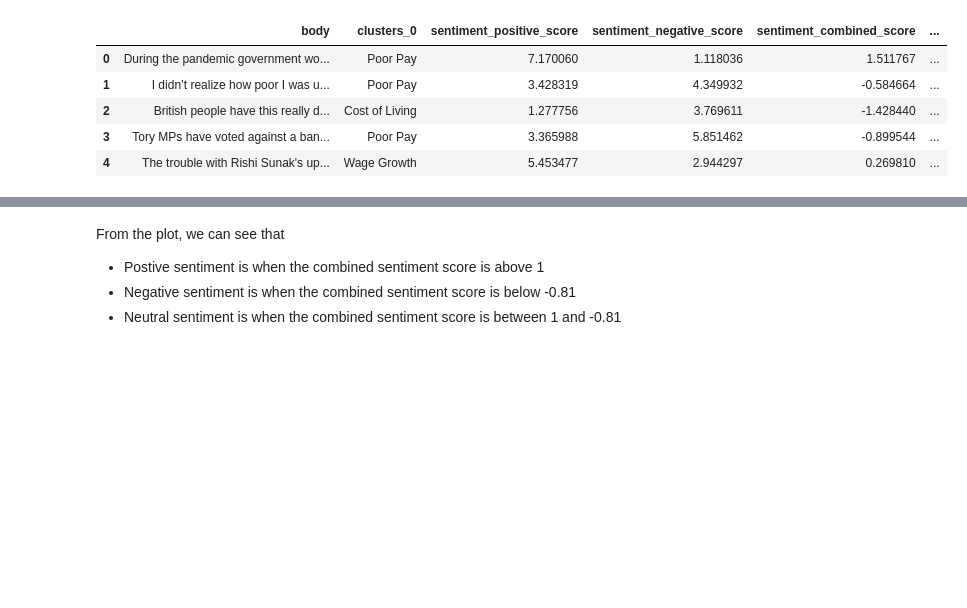
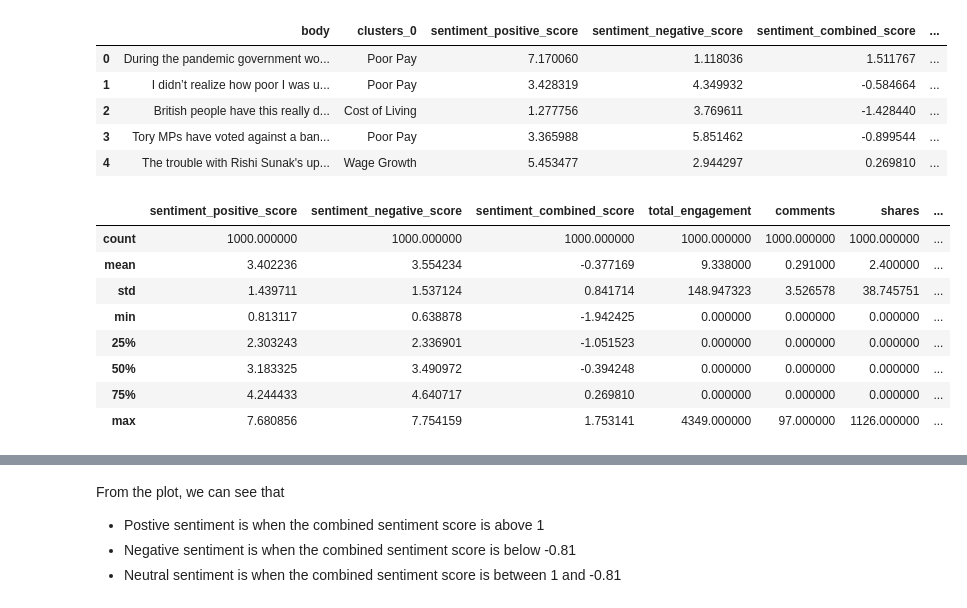
Before and after one commit to bsminu/NLP_Twitter_Analysis, a Jupyter notebook: src/Twitter Analysis.ipynb, the cells around one changed output, grey strips where cells are left out. Drawn from its saved outputs; the diff is of its cells as text; code cells hidden in the pictures; blank space fills up the shorter version.

```diff
--- a/src/Twitter Analysis.ipynb
+++ b/src/Twitter Analysis.ipynb
@@ -24,3 +74,15 @@ data.head()
 | 2 | British people have this really d... | Cost of Living | 1.277756 | 3.769611 | -1.428440 | ... |
 | 3 | Tory MPs have voted against a ban... | Poor Pay | 3.365988 | 5.851462 | -0.899544 | ... |
 | 4 | The trouble with Rishi Sunak's up... | Wage Growth | 5.453477 | 2.944297 | 0.269810 | ... |
+# %%
+data.describe()
+# %% [output]
+|  | sentiment_positive_score | sentiment_negative_score | sentiment_combined_score | total_engagement | comments | shares | ... |
+| count | 1000.000000 | 1000.000000 | 1000.000000 | 1000.000000 | 1000.000000 | 1000.000000 | ... |
+| mean | 3.402236 | 3.554234 | -0.377169 | 9.338000 | 0.291000 | 2.400000 | ... |
+| std | 1.439711 | 1.537124 | 0.841714 | 148.947323 | 3.526578 | 38.745751 | ... |
+| min | 0.813117 | 0.638878 | -1.942425 | 0.000000 | 0.000000 | 0.000000 | ... |
+| 25% | 2.303243 | 2.336901 | -1.051523 | 0.000000 | 0.000000 | 0.000000 | ... |
+| 50% | 3.183325 | 3.490972 | -0.394248 | 0.000000 | 0.000000 | 0.000000 | ... |
+| 75% | 4.244433 | 4.640717 | 0.269810 | 0.000000 | 0.000000 | 0.000000 | ... |
+| max | 7.680856 | 7.754159 | 1.753141 | 4349.000000 | 97.000000 | 1126.000000 | ... |
```
Also changed, not shown: parts of 25 cells of this notebook, 4 other files.
